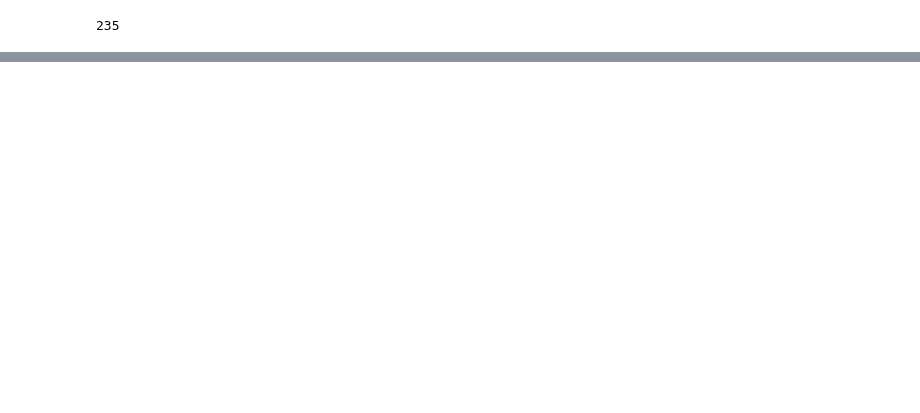
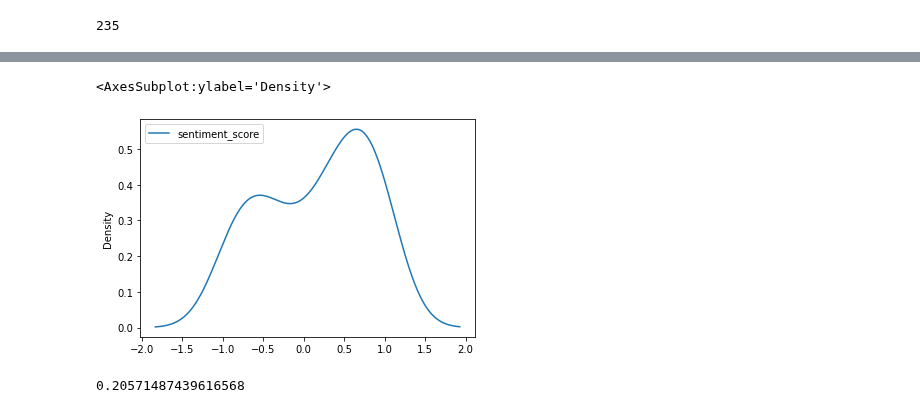
Before and after one commit to Yepadee/ads-cwk, a Jupyter notebook: sentiment.ipynb, the cells around one changed output, grey strips where cells are left out. Saved outputs shown, nothing was run; the diff lists cells and outputs as text; code cells hidden in the pictures; blank space fills up the shorter version.

```diff
--- a/sentiment.ipynb
+++ b/sentiment.ipynb
@@ -304,0 +280,9 @@ negative_rows.apply(pd.value_counts)
+# %%
+bad_words_rows[bad_words_rows["star_rating"] == 3].plot.kde(y='sentiment_score')
+# %% [output]
+<AxesSubplot:ylabel='Density'>
+[figure, added]
+# %%
+bad_words_rows["star_rating"].astype(int).corr(bad_words_rows["sentiment_score"].astype(float))
+# %% [output]
+0.20571487439616568
```
Also changed, not shown: parts of 16 cells of this notebook.
